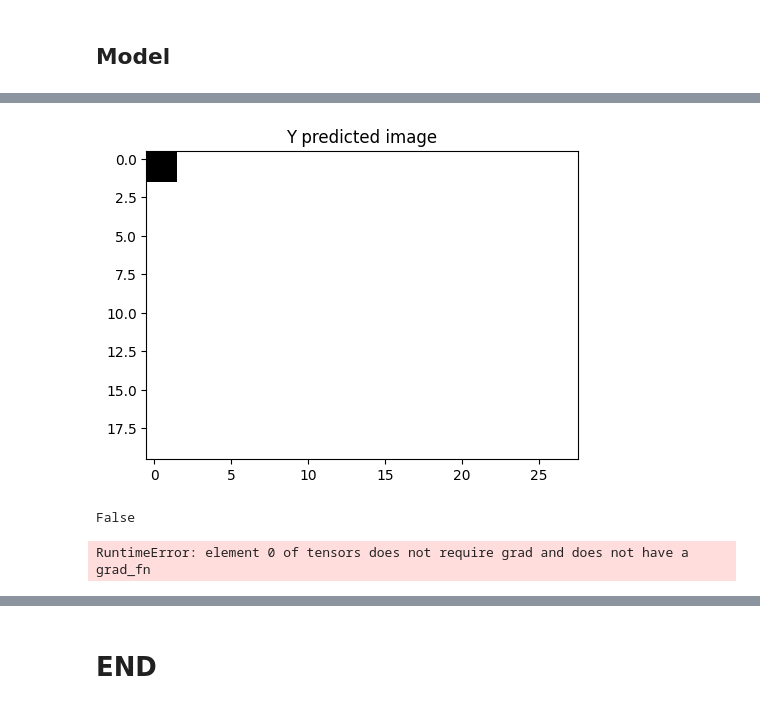
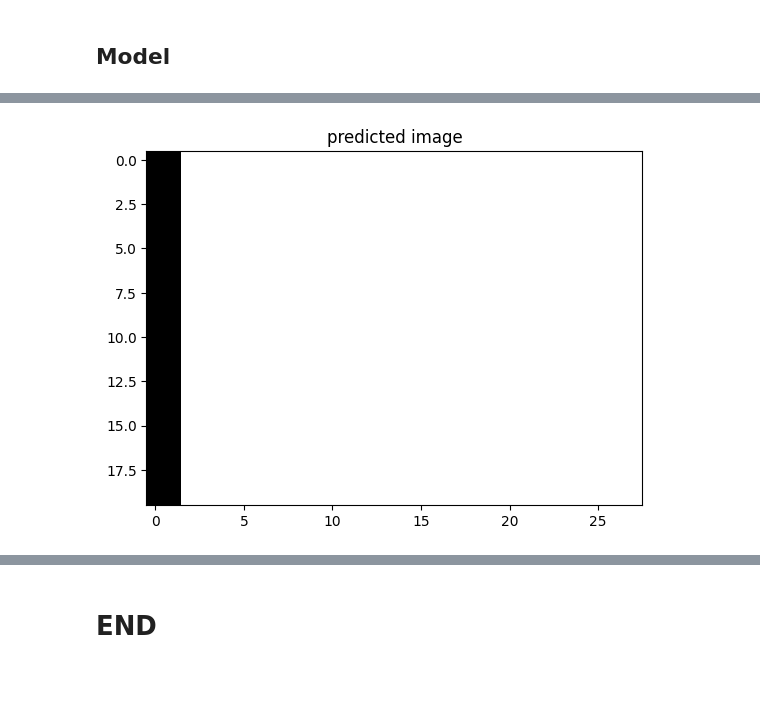
Before and after one commit to sjamthe/customNNexperiments, a Jupyter notebook: 2DSegmentNet-v2.ipynb, the cells around one changed output, grey strips where cells are left out. Cells and saved outputs as stored; diff of their text form; code cells hidden in the pictures; blank space fills up the shorter version.

```diff
--- a/2DSegmentNet-v2.ipynb
+++ b/2DSegmentNet-v2.ipynb
@@ -524,39 +524,13 @@ class ImageSegmentNet(nn.Module):
         # initialize all rows of y
         self.y = nn.Parameter(torch.Tensor(y_2dinit))
 
-
-    def set_image(self, image:Image = None, grayscale_array = None):
-        """set_image_shape We only need image_shape actually in this function.
-        this function will be called from forward as the first function or separately.
-        has low overhead.
-        """
-        if image:
-            grayscale_image = image.convert("L")
-            grayscale_array = np.array(grayscale_image)
-        cutoff = grayscale_array.mean()
-        self.bw_array  = torch.tensor(np.where(grayscale_array < cutoff, 0, 1))
-
-        xmax = self.bw_array.shape[1] + 1
-        ymax = self.bw_array.shape[0] + 1
-        # These x,y are useful for mask in creating ytest. comment for now.
-        #x = bw_array*torch.arange(0., xmax).T
-        #y = bw_array.T*torch.arange(0., ymax)
-        # normalize to scale
-        maxval = max(xmax, ymax)
-        #self.x_in = x/maxval
-        #self.y_in = y/maxval
-        self.x_in = torch.arange(1./maxval, xmax/maxval, 1/maxval)
-        self.y_in = torch.arange(1./maxval, ymax/maxval, 1/maxval)
-        # Initialize parameters again - As this is an image we don't use actual xmin, just shaped
-        self._custom_init(0., xmax/maxval, 0., ymax/maxval)
-
     def set_image_size(self, height, width):
         xmax = width + 1
         ymax = height + 1
         maxval = max(xmax, ymax)
         self._custom_init(0., xmax/maxval, 0., ymax/maxval)
         self.x_in = torch.arange(1./maxval, xmax/maxval, 1/maxval)
-        self.y_in = torch.arange(1./maxval, ymax/maxval, 1/maxval, requires_grad=True)
+        self.y_in = torch.arange(1./maxval, ymax/maxval, 1/maxval)
         self.maxval = maxval #store as we will need it to denormalize
 
 
@@ -620,12 +594,13 @@ class ImageSegmentNet(nn.Module):
     def _image_from_y(self):
         self._predict_y()
         ytmp = self.ypred * self.ymask.unsqueeze(1)
-        self.yimage = (ytmp.sum(dim=(-2, -1)) > 0).to(int)
+        #self.yimage = (ytmp.sum(dim=(-2, -1)) > 0).to(torch.float32)
+        self.yimage = ytmp.sum(dim=(-2, -1)).gt_(0).to(torch.float32)
 
     def _image_from_x(self):
         self._predict_x()
-        xtmp = model.xmask * model.xpred.unsqueeze(1)
-        self.ximage = (xtmp.sum(dim=(-2, -1)) > 0).to(int)
+        xtmp = self.xmask * self.xpred.unsqueeze(1)
+        self.ximage = xtmp.sum(dim=(-2, -1)).gt_(0).to(torch.float32)
 
     def forward(self):
         # When we predict y each segment makes its prediction
@@ -634,8 +609,8 @@ class ImageSegmentNet(nn.Module):
         self._calc_xmask()
         self._image_from_y()
         self._image_from_x()
-        self.img_out = torch.logical_or(self.ximage, self.yimage).to(int)
-        return self.img_out
+        self.img_out = torch.logical_or(self.ximage, self.yimage).to(torch.float32)
+        return self.ximage #self.img_out
 # %%
 test_image = torch.tensor(image.squeeze().numpy()[0:20,:])
 print(test_image.shape)
@@ -661,12 +637,7 @@ model.set_image_size(test_image.shape[0], test_image.shape[1])
 # %%
 img_out = model.forward()
-plt.imshow(img_out, cmap='gray')
-plt.title(f"Y predicted image")
+plt.imshow(img_out.detach().numpy(), cmap='gray')
+plt.title(f"predicted image")
 plt.show()
 # %% [output]
-[figure, old version]
+[figure, new version]
-# %%
-model.x_in.requires_grad
-#model.xmask.requires_grad
-# %% [output]
-False
@@ -675,6 +643,0 @@ loss = criterion(img_out, test_image)
-# %%
-model.zero_grad(set_to_none=True)
-loss.backward()
-optimizer.step()
-# %% [output]
-RuntimeError: element 0 of tensors does not require grad and does not have a grad_fn
```
Also changed, not shown: parts of 12 cells of this notebook, 1 other file.
